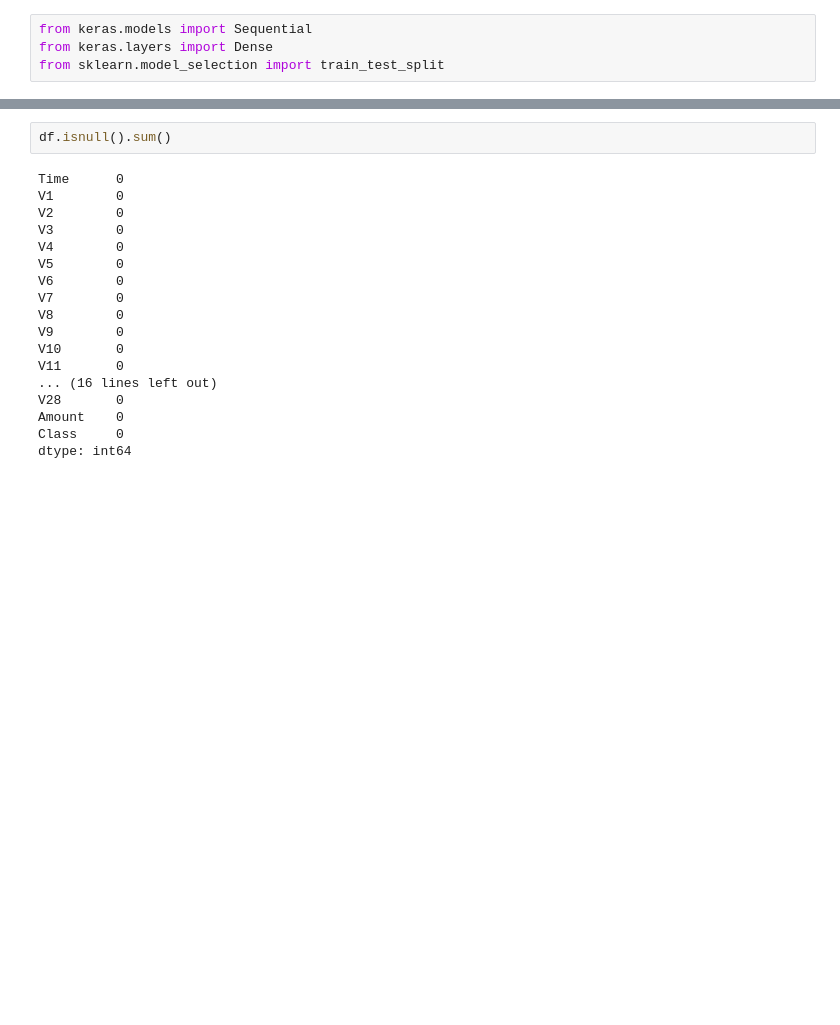
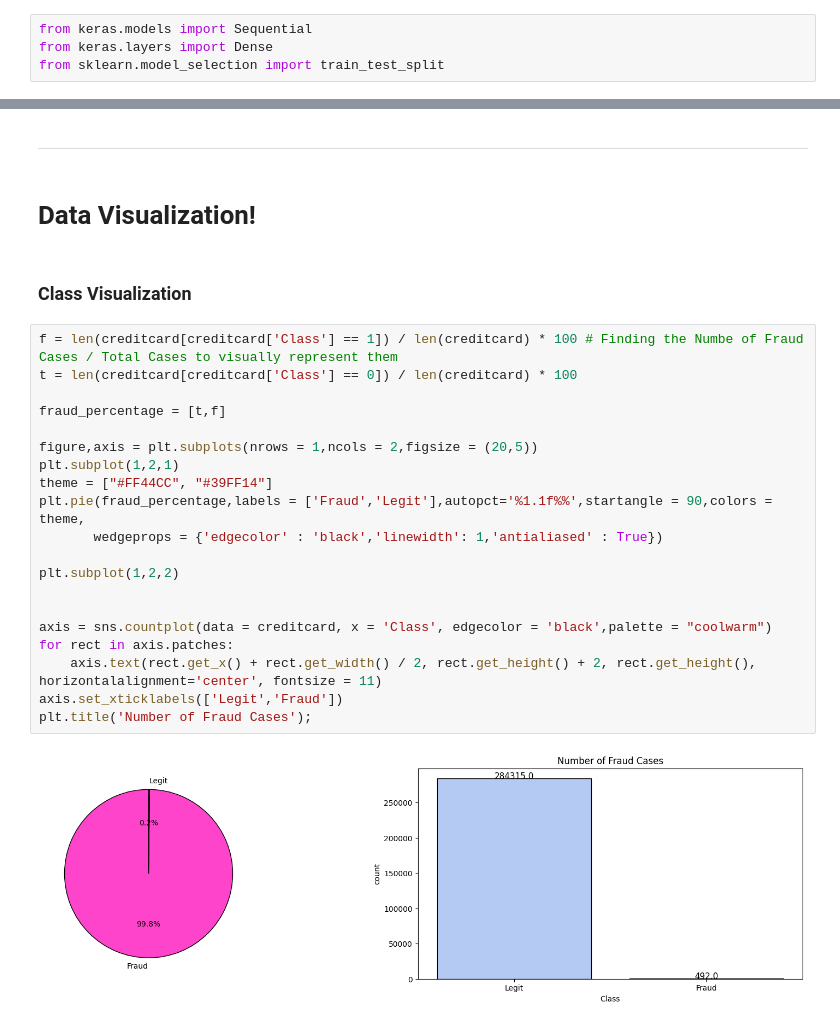
Before and after one commit to gojousatoru007/CreditRisk_ML, a Jupyter notebook: CreditRisk_ML.ipynb, the cells around one changed output, grey strips where cells are left out. Cells and saved outputs as stored; diff of their text form; blank space fills up the shorter version.

```diff
--- a/CreditRisk_ML.ipynb
+++ b/CreditRisk_ML.ipynb
@@ -49,20 +116,28 @@ dtype: object
+# %% [markdown]
+***
+# %% [markdown]
+# Data Visualization!
+# %% [markdown]
+### Class Visualization
 # %%
-df.isnull().sum()
+f = len(creditcard[creditcard['Class'] == 1]) / len(creditcard) * 100 # Finding the Numbe of Fraud Cases / Total Cases to visually represent them
+t = len(creditcard[creditcard['Class'] == 0]) / len(creditcard) * 100
+
+fraud_percentage = [t,f]
+
+figure,axis = plt.subplots(nrows = 1,ncols = 2,figsize = (20,5))
+plt.subplot(1,2,1)
+theme = ["#FF44CC", "#39FF14"]
+plt.pie(fraud_percentage,labels = ['Fraud','Legit'],autopct='%1.1f%%',startangle = 90,colors = theme,
+       wedgeprops = {'edgecolor' : 'black','linewidth': 1,'antialiased' : True})
+
+plt.subplot(1,2,2)
+
+
+axis = sns.countplot(data = creditcard, x = 'Class', edgecolor = 'black',palette = "coolwarm")
+for rect in axis.patches:
+    axis.text(rect.get_x() + rect.get_width() / 2, rect.get_height() + 2, rect.get_height(), horizontalalignment='center', fontsize = 11)
+axis.set_xticklabels(['Legit','Fraud'])
+plt.title('Number of Fraud Cases');
 # %% [output]
-Time      0
-V1        0
-V2        0
-V3        0
-V4        0
-V5        0
-V6        0
-V7        0
-V8        0
-V9        0
-V10       0
-V11       0
-... (16 lines left out)
-V28       0
-Amount    0
-Class     0
-dtype: int64
+[figure, added]
```
Also changed, not shown: parts of 45 cells of this notebook, 3 other files.
